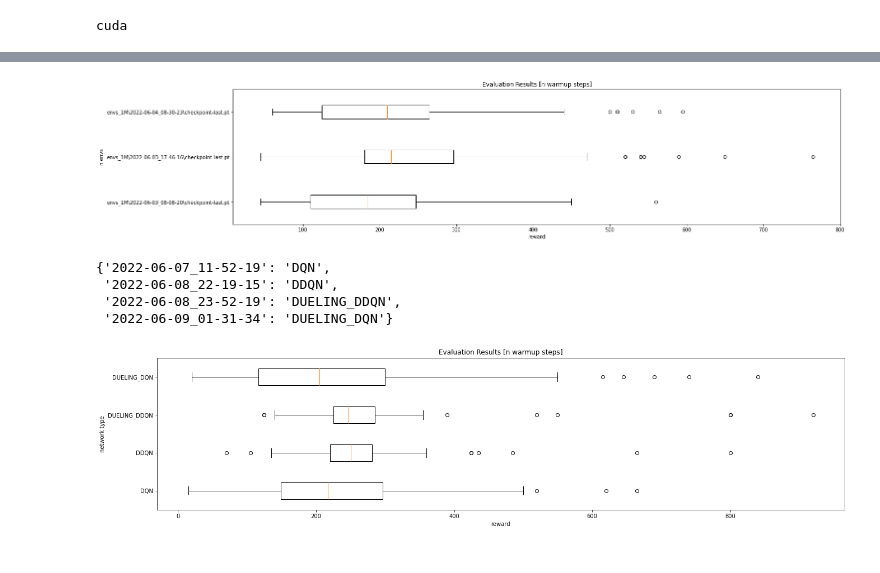
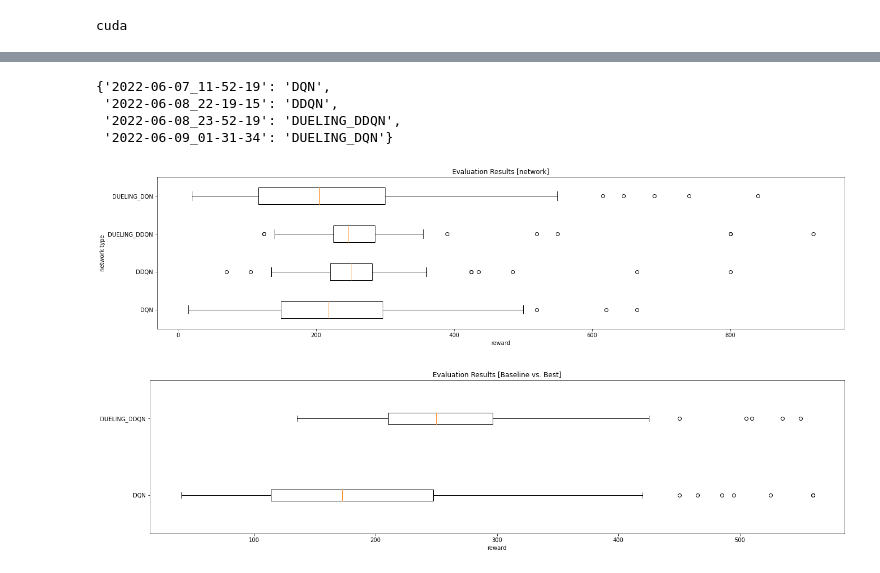
Before and after one commit to phyti1/ds_rle_space_invaders_dqn, a Jupyter notebook: rle_assignment/eval_vis.ipynb, the cells around one changed output, grey strips where cells are left out. Saved outputs shown, nothing was run; the diff lists cells and outputs as text; code cells hidden in the pictures.

```diff
--- a/rle_assignment/eval_vis.ipynb
+++ b/rle_assignment/eval_vis.ipynb
@@ -123,7 +136,3 @@ show_hists('learning_rate', 'Evaluation Results [learning rate]', "learning rate
-# %%
-show_boxplot('envs_1M', 'Evaluation Results [n warmup steps]', "n envs", None) # get_labels('envs_1M', 'num_envs')
-# %% [output]
-[figure, removed]
 # %%
 get_labels('network', 'network')
 # %% [output]
@@ -132,6 +141,10 @@ get_labels('network', 'network')
  '2022-06-08_23-52-19': 'DUELING_DDQN',
  '2022-06-09_01-31-34': 'DUELING_DQN'}
 # %%
-show_boxplot('network', 'Evaluation Results [n warmup steps]', "network type", get_labels('network', 'network'))
+show_boxplot('network', 'Evaluation Results [network]', "network type", get_labels('network', 'network'))
 # %% [output]
-[figure, old version]
+[figure, new version]
+# %%
+show_boxplot('Baseline+Best', 'Evaluation Results [Baseline vs. Best]', "", get_labels('Baseline+Best', 'network'))
+# %% [output]
+[figure, added]
```
Also changed, not shown: parts of 8 cells of this notebook, 52 other files.
